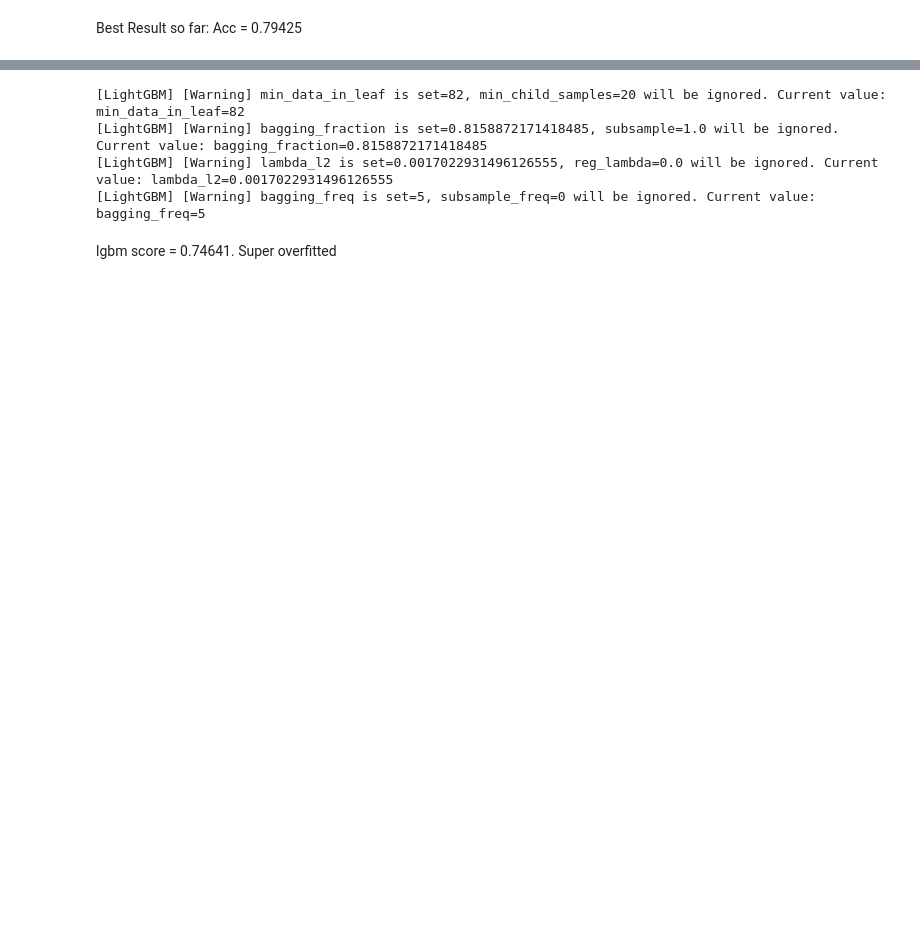
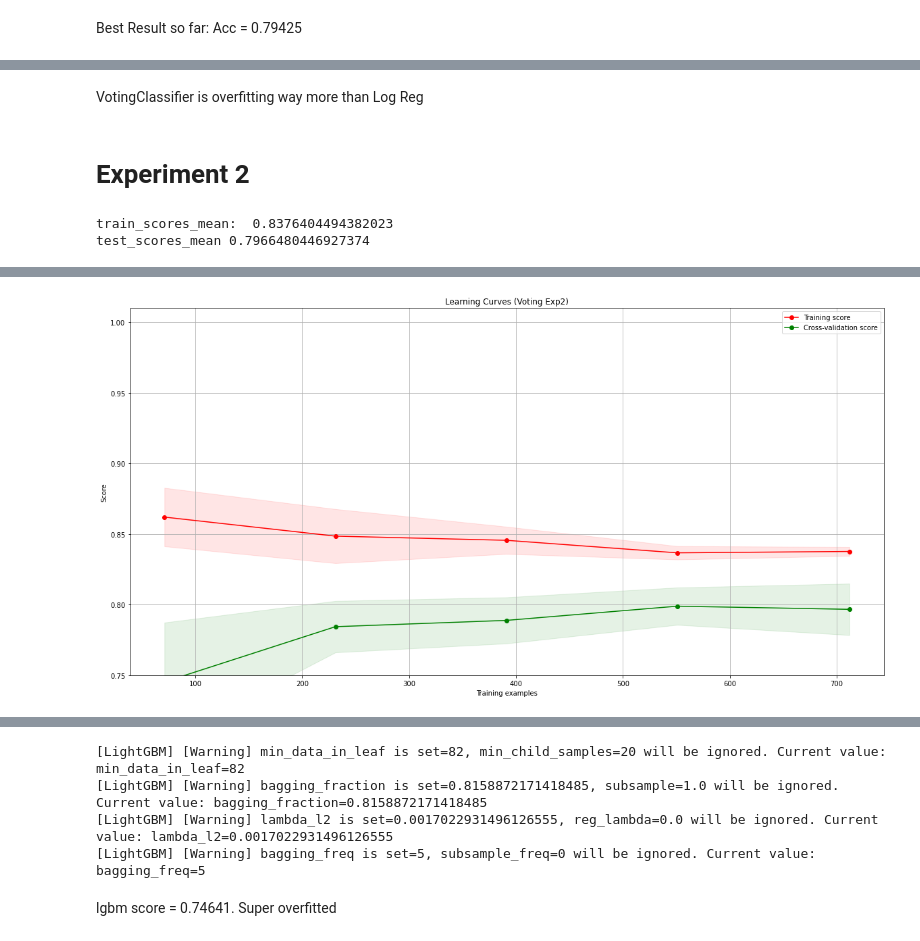
Before and after one commit to marcos-mansur/Kaggle_Titanic, a Jupyter notebook: Tico_notebook_pt2.ipynb, the cells around one changed output, grey strips where cells are left out. Saved outputs shown, nothing was run; the diff lists cells and outputs as text; code cells hidden in the pictures; blank space fills up the shorter version.

```diff
--- a/Tico_notebook_pt2.ipynb
+++ b/Tico_notebook_pt2.ipynb
@@ -1048,0 +1129,71 @@ Best Result so far: Acc = 0.79425
+# %% [markdown]
+VotingClassifier is overfitting way more than Log Reg
+# %% [markdown]
+# Experiment 2
+# %%
+# pipeline for imputing missing values
+impute_pipe = Pipeline([
+   ('Fix dtypes',dtype_fix(Pclass_type='O',SibSpParch_type='O')),    # transforms Pclass, Parch and SibSp in 'object' and they get onehot encoded
+   ('Cabin imputer',CategoricalImputer(variables=['Cabin'], fill_value='???')),
+   ('Embarked imputer',CategoricalImputer(variables=['Embarked'], imputation_method='frequent')),
+   ('Age by group', AgeGroupImputer(group=['Pclass','Sex'])),
+   ('Numeric imputer', MeanMedianImputer(variables=['Fare'],imputation_method='median'))
+                    ])
+
+# pipeline for extracting features
+ext_pp = make_pipeline(
+    get_feat_name(family=True, title=True),
+    Cabin_code(code=True,size=False)
+                    )
+
+# pipeline for categorical variables preprocessing
+#encode_var = ['Embarked','Name_title','Name_family','Cabin_code']
+onehot_ct = make_column_transformer((OneHotSK(handle_unknown='ignore'),make_column_selector(dtype_include='object')))
+cat_pp = Pipeline([
+    ('Binary encode Sex',Mapper(features=['Sex'],map_dict = sex_map)),
+    ('OneHot', onehot_ct )
+            ])
+
+# pipeline for numeric variables preprocessing
+num_pp = Pipeline([
+    ('scaler',ColumnTransformer([('Numeric Vars',StandardScaler(),['Fare','Age','SibSp','Parch'])], remainder='passthrough'))
+                ])
+
+# Outlier haandling
+out_hand = Winsorizer(variables=["Age","Fare"],capping_method='quantiles', fold=0.05)
+
+seed=42
+#### MODELS
+clf1 = LogisticRegression(random_state=seed)
+clf2 = RandomForestClassifier(random_state=seed)
+clf3 = GradientBoostingClassifier(random_state=seed)
+#clf4 = XGBClassifier(random_state=seed,eval_metric='error')
+vt = VotingClassifier(voting='hard',estimators=[('lr', clf1), ('rf', clf2), ('gbc', clf3)])
+
+# final pipeline
+exp_pipe2 = Pipeline([
+    ('Impute missing values',impute_pipe),
+    ('Extract features',ext_pp),
+    ('RareLabels family', RareLabelEncoder(n_categories=10, variables=['Name_family'])),
+#    ('RareLabels title', RareLabelEncoder(n_categories=15, variables=['Name_title'])),
+    ('Drop bad features',DropFeatures(features_to_drop=['Name','Cabin','Ticket'])), # 'Ticket',
+    ('Outlier handling',out_hand),
+    ('Categorical Preprocess', cat_pp),
+#    ('Numeric Preprocess', num_pp),
+#   ('Model',
+                      ])
+
+# cross validation
+#get_cross_score(exp_pipe2,cv=5)
+#exp_pipe
+x_exp2 = exp_pipe2.fit_transform(x)
+
+
+
+title = "Learning Curves (Voting Exp2)"
+estimator = LogisticRegression(random_state=0)
+plot_learning_curve(estimator, title, x_exp2, y, ylim=(0.75, 1.01),
+                    cv=cv, n_jobs=-1)
+# %% [output]
+train_scores_mean:  0.8376404494382023
+test_scores_mean 0.7966480446927374
@@ -1048,0 +1201 @@ Best Result so far: Acc = 0.79425
+[figure, added]
```
Also changed, not shown: parts of 38 cells of this notebook.
